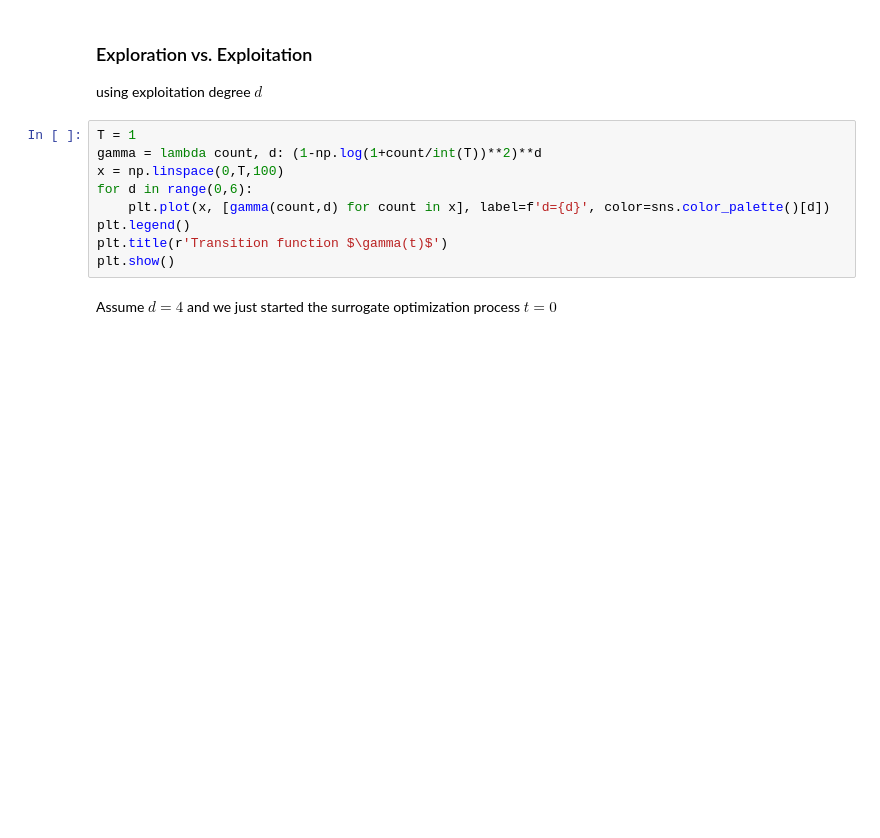
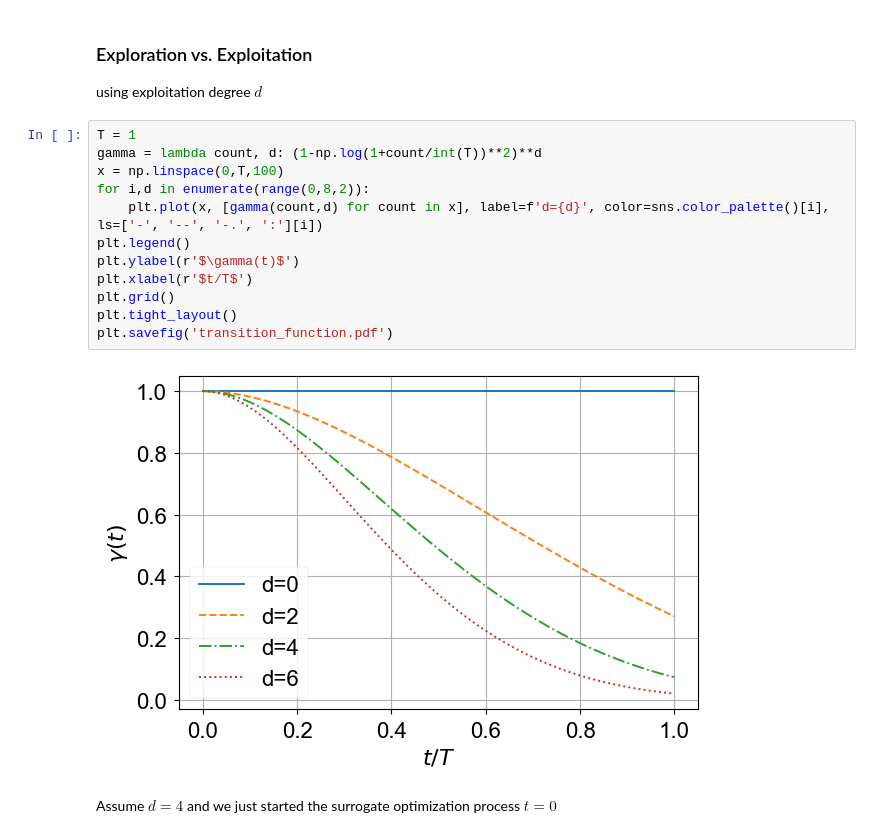
Before and after one commit to Luisenden/qnetsur, a Jupyter notebook: notebooks/tutorial_acquisition-process.ipynb, the cells around one changed output. Saved outputs shown, nothing was run; the diff lists cells and outputs as text; blank space fills up the shorter version.

```diff
--- a/notebooks/tutorial_acquisition-process.ipynb
+++ b/notebooks/tutorial_acquisition-process.ipynb
@@ -26,12 +26,17 @@ using exploitation degree $d$
 # %%
 T = 1
 gamma = lambda count, d: (1-np.log(1+count/int(T))**2)**d
 x = np.linspace(0,T,100)
-for d in range(0,6):
-    plt.plot(x, [gamma(count,d) for count in x], label=f'd={d}', color=sns.color_palette()[d])
+for i,d in enumerate(range(0,8,2)):
+    plt.plot(x, [gamma(count,d) for count in x], label=f'd={d}', color=sns.color_palette()[i], ls=['-', '--', '-.', ':'][i])
 plt.legend()
-plt.title(r'Transition function $\gamma(t)$')
-plt.show()
+plt.ylabel(r'$\gamma(t)$')
+plt.xlabel(r'$t/T$')
+plt.grid()
+plt.tight_layout()
+plt.savefig('transition_function.pdf')
+# %% [output]
+[figure, added]
 # %% [markdown]
 Assume $d=4$ and we just started the surrogate optimization process $t=0$
 # %%
```
Also changed, not shown: 7 other files.
